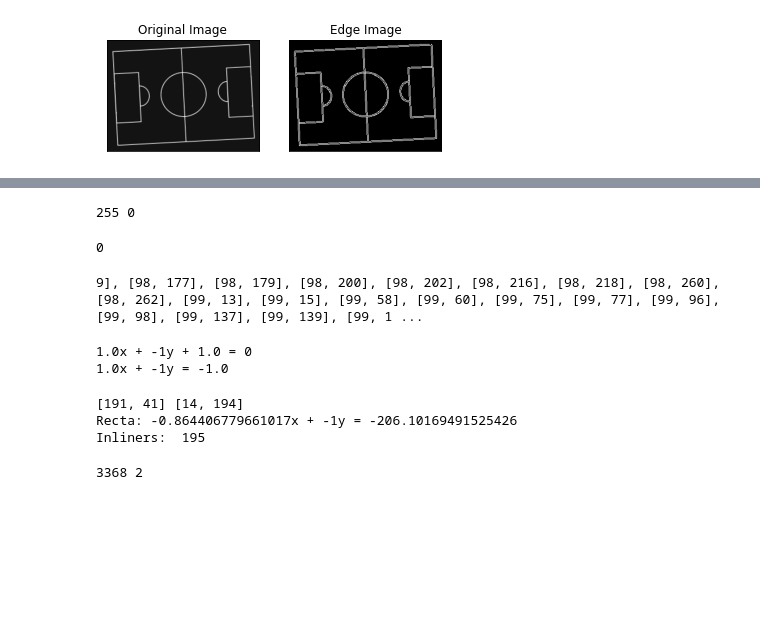
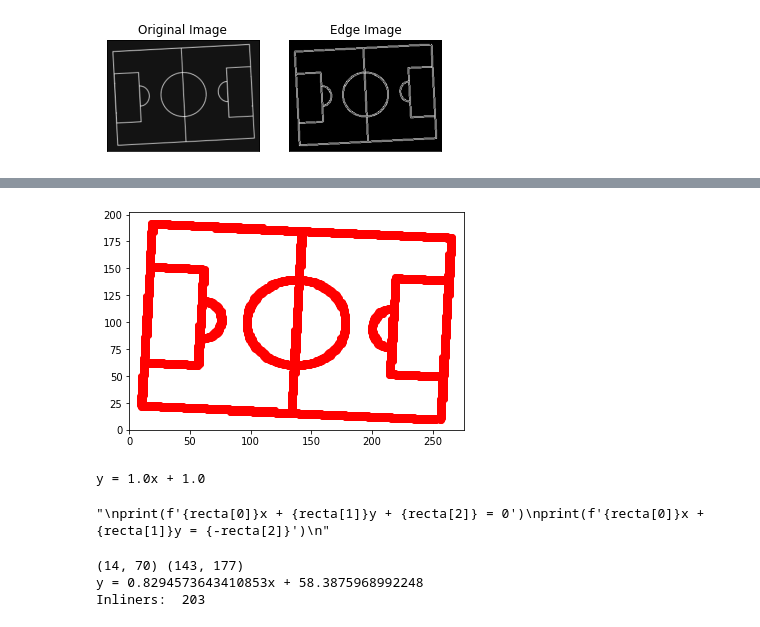
Before and after one commit to jmartinezmattos/computerVision, a Jupyter notebook: ejercicio1/ejercicio1.ipynb, the cells around one changed output, grey strips where cells are left out. Saved outputs shown, nothing was run; the diff lists cells and outputs as text; code cells hidden in the pictures; blank space fills up the shorter version.

```diff
--- a/ejercicio1/ejercicio1.ipynb
+++ b/ejercicio1/ejercicio1.ipynb
@@ -48,27 +56,24 @@ plt.imshow(edges)
-# %%
-
-dup = []
-for k in edges:
-    for i in k:
-        dup.append(i)
-
-print (max(dup), min(dup))
-# %% [output]
-255 0
-# %%
-print(edges[43][1])
-# %% [output]
-0
 # %%
 coordenadas_bordes = []
 
 for x in range(len(edges)):
     for y in range(len(edges[x])):
-        if(edges[x][y] > 0):
-            coordenadas_bordes.append([x,y])
 
-print(coordenadas_bordes)
+        if(edges[x][y] > 0): coordenadas_bordes.append((y,x))
-# %% [output]
-9], [98, 177], [98, 179], [98, 200], [98, 202], [98, 216], [98, 218], [98, 260], [98, 262], [99, 13], [99, 15], [99, 58], [99, 60], [99, 75], [99, 77], [99, 96], [99, 98], [99, 137], [99, 139], [99, 1 ...
+# %%
+x = []
+y = []
+
+ancho = 202
+largo = 276
+for coordenada  in coordenadas_bordes:
+    x.append(coordenada[0])
+    y.append(coordenada[1])
+
+plt.plot(x,y, 'ro')
+plt.axis([0, largo, 0, ancho])
+plt.show()
+# %% [output]
+[figure, added]
 # %%
 
@@ -115,11 +101,14 @@ def total_inliners(recta, tolerancia, coordenadas_bordes):
     return inliners
 # %%
 recta = calcular_recta([1,2],[3,4])
+print(f'y = {recta[0]}x + {recta[1]}')
+'''
 print(f'{recta[0]}x + {recta[1]}y + {recta[2]} = 0')
 print(f'{recta[0]}x + {recta[1]}y = {-recta[2]}')
+'''
 # %% [output]
-1.0x + -1y + 1.0 = 0
-1.0x + -1y = -1.0
+y = 1.0x + 1.0
+"\nprint(f'{recta[0]}x + {recta[1]}y + {recta[2]} = 0')\nprint(f'{recta[0]}x + {recta[1]}y = {-recta[2]}')\n"
 # %%
 
 a = coordenadas_bordes[random.randint(0, len(coordenadas_bordes) - 1)]
@@ -127,12 +116,13 @@ b = coordenadas_bordes[random.randint(0, len(coordenadas_bordes) - 1)]
 recta = calcular_recta(a,b)
 inliners = total_inliners(recta, 10, coordenadas_bordes)
 print(a,b)
-print(f"Recta: {recta[0]}x + {recta[1]}y = {-recta[2]}")
+#print(f"Recta: {recta[0]}x + {recta[1]}y = {-recta[2]}")
+print(f'y = {recta[0]}x + {recta[1]}')
 print("Inliners: ", inliners)
 # %% [output]
-[191, 41] [14, 194]
-Recta: -0.864406779661017x + -1y = -206.10169491525426
-Inliners:  195
+(14, 70) (143, 177)
+y = 0.8294573643410853x + 58.3875968992248
+Inliners:  203
 # %%
 
 def ransac(edges_points, iterations, inliners_needed, tolerancia):
@@ -150,7 +143,3 @@ def ransac(edges_points, iterations, inliners_needed, tolerancia):
 
     return rectas
-# %%
-print(len(coordenadas_bordes), len(coordenadas_bordes[0]))
-# %% [output]
-3368 2
 # %%
```
Also changed, not shown: parts of 8 cells of this notebook, 2 other files.
